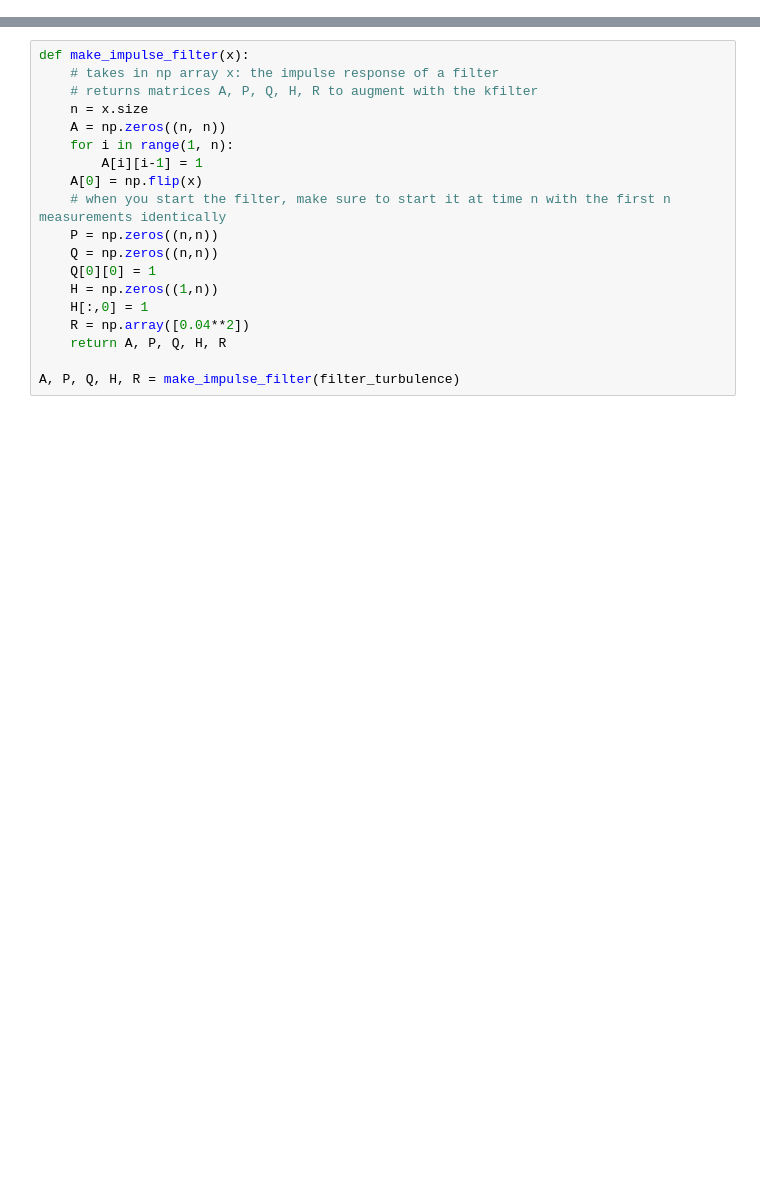
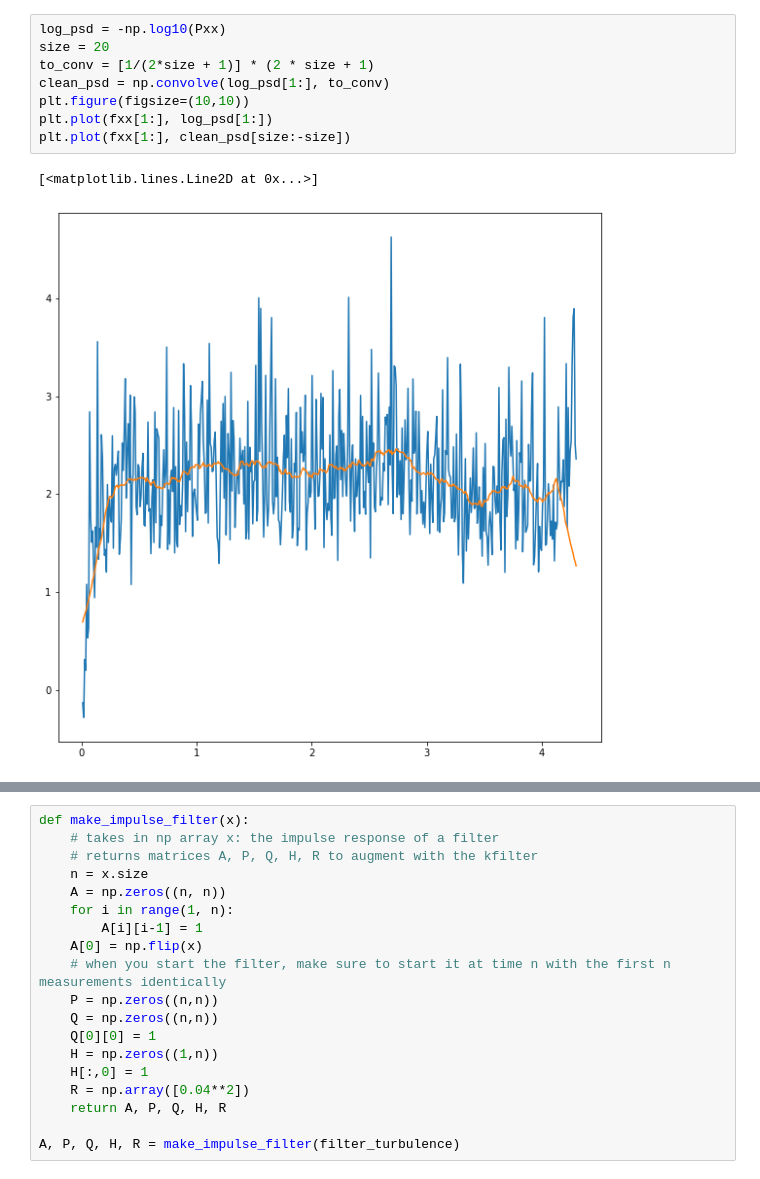
Before and after one commit to aditya-sengupta/tip-tilt-control, a Jupyter notebook: control/dev/impulse_filter.ipynb, the cells around one changed output, grey strips where cells are left out. Drawn from its saved outputs; the diff is of its cells as text; blank space fills up the shorter version.

```diff
--- a/control/dev/impulse_filter.ipynb
+++ b/control/dev/impulse_filter.ipynb
@@ -22,0 +22,11 @@ plt.ylim(1e-7)
+# %%
+log_psd = -np.log10(Pxx)
+size = 20
+to_conv = [1/(2*size + 1)] * (2 * size + 1)
+clean_psd = np.convolve(log_psd[1:], to_conv)
+plt.figure(figsize=(10,10))
+plt.plot(fxx[1:], log_psd[1:])
+plt.plot(fxx[1:], clean_psd[size:-size])
+# %% [output]
+[<matplotlib.lines.Line2D at 0x...>]
+[figure, added]
```
Also changed, not shown: parts of 9 cells of this notebook, 3 other files.
